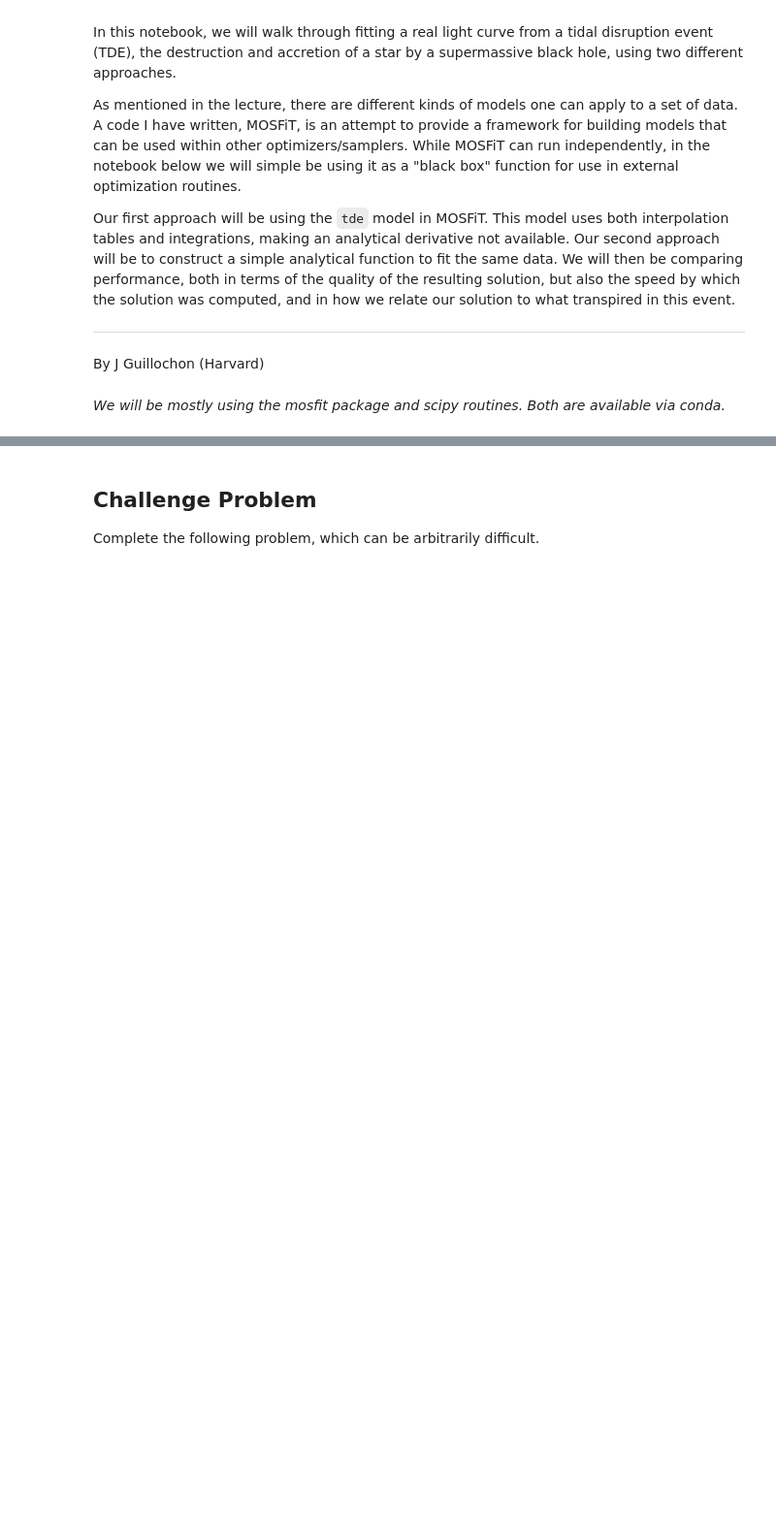
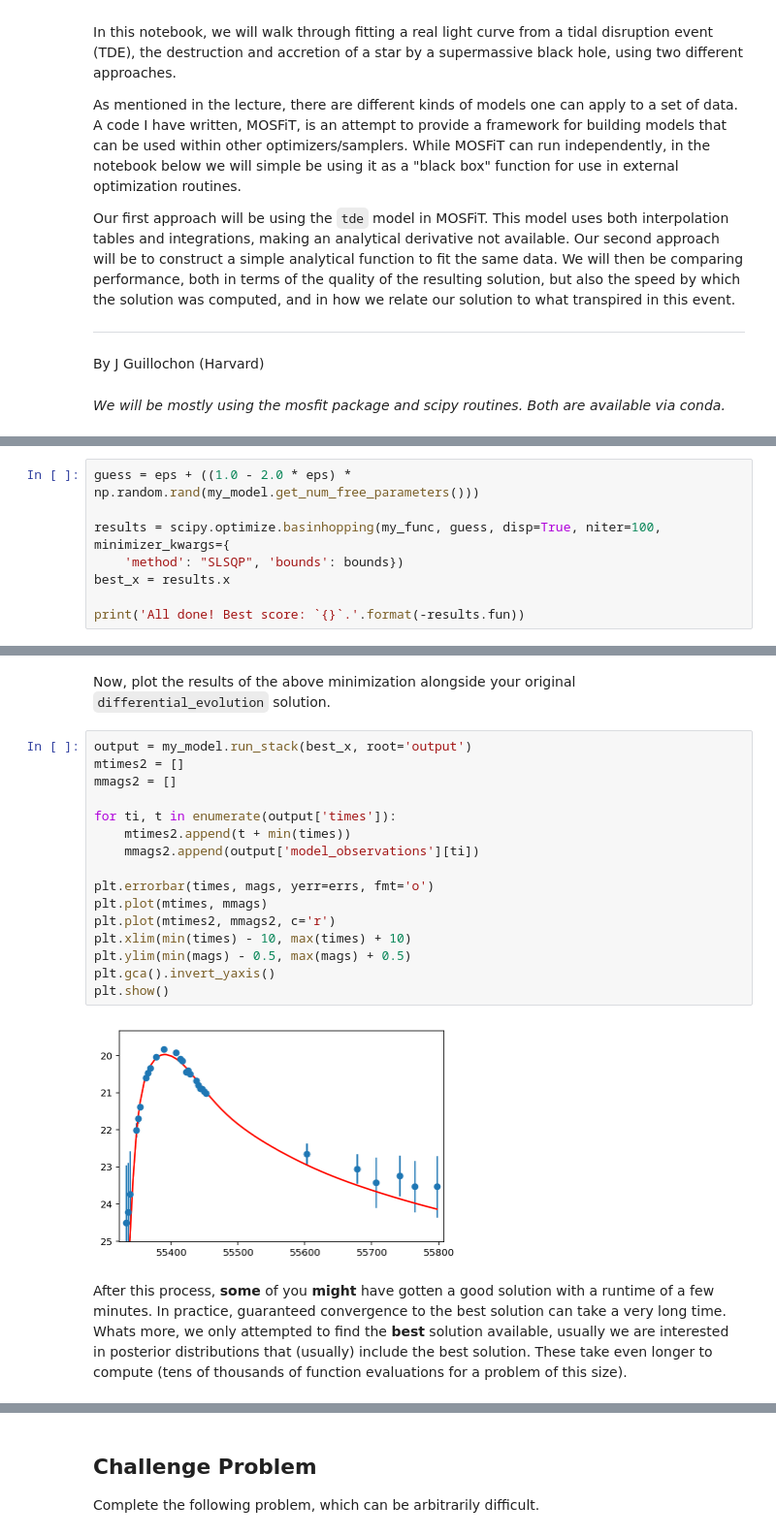
Before and after one commit to guillochon/LSSTC-DSFP, a Jupyter notebook: wk6May18/BuildingBetterModelsSolutions.ipynb, the cells around one changed output, grey strips where cells are left out. Shown at 97% size. Drawn from its saved outputs; the diff is of its cells as text; blank space fills up the shorter version.

```diff
--- a/wk6May18/BuildingBetterModelsSolutions.ipynb
+++ b/wk6May18/BuildingBetterModelsSolutions.ipynb
@@ -130,0 +160,8 @@ Finally, as noted above, the notebook should end with a Challenge Problem in cas
+# %%
+guess = eps + ((1.0 - 2.0 * eps) * np.random.rand(my_model.get_num_free_parameters()))
+
+results = scipy.optimize.basinhopping(my_func, guess, disp=True, niter=100, minimizer_kwargs={
+    'method': "SLSQP", 'bounds': bounds})
+best_x = results.x
+
+print('All done! Best score: `{}`.'.format(-results.fun))
@@ -130,0 +186,22 @@ Finally, as noted above, the notebook should end with a Challenge Problem in cas
+# %% [markdown]
+Now, plot the results of the above minimization alongside your original `differential_evolution` solution.
+# %%
+output = my_model.run_stack(best_x, root='output')
+mtimes2 = []
+mmags2 = []
+
+for ti, t in enumerate(output['times']):
+    mtimes2.append(t + min(times))
+    mmags2.append(output['model_observations'][ti])
+
+plt.errorbar(times, mags, yerr=errs, fmt='o')
+plt.plot(mtimes, mmags)
+plt.plot(mtimes2, mmags2, c='r')
+plt.xlim(min(times) - 10, max(times) + 10)
+plt.ylim(min(mags) - 0.5, max(mags) + 0.5)
+plt.gca().invert_yaxis()
+plt.show()
+# %% [output]
+[figure, added]
+# %% [markdown]
+After this process, **some** of you **might** have gotten a good solution with a runtime of a few minutes. In practice, guaranteed convergence to the best solution can take a very long time. Whats more, we only attempted to find the **best** solution available, usually we are interested in posterior distributions that (usually) include the best solution. These take even longer to compute (tens of thousands of function evaluations for a problem of this size).
```
Also changed, not shown: parts of 41 cells of this notebook, 1 other file.
